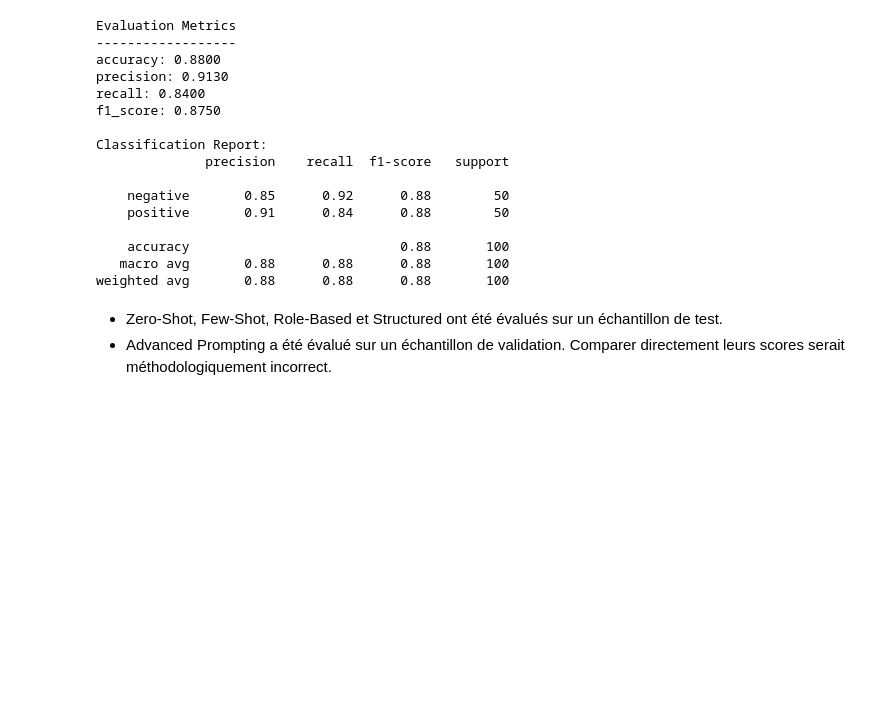
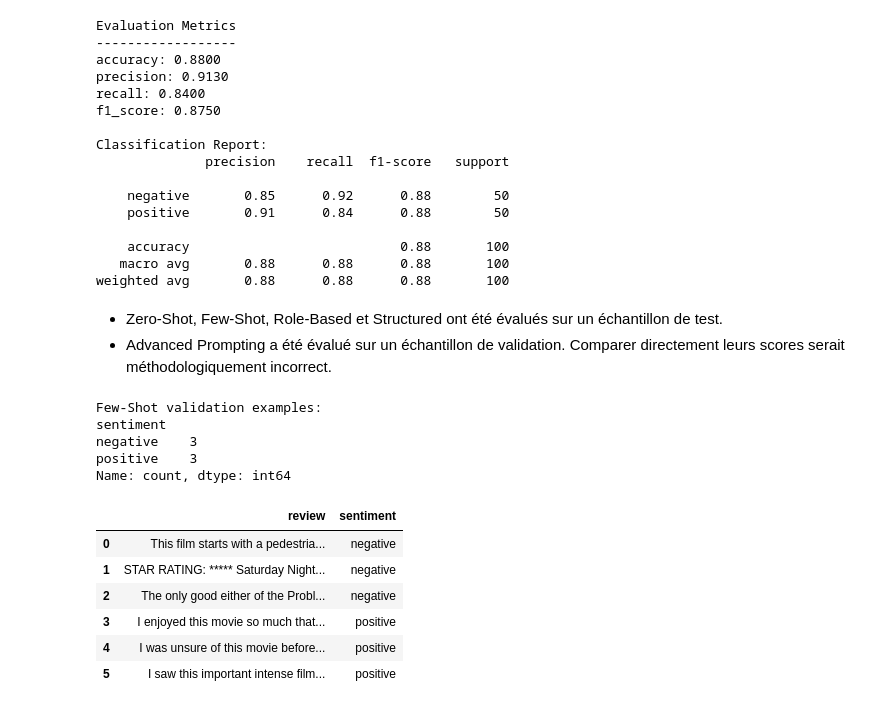
Before and after one commit to BabacarFaye3203/imdb-sentiment-prompt-engineering, a Jupyter notebook: notebooks/01_data_exploration.ipynb, the cells around one changed output. Drawn from its saved outputs; the diff is of its cells as text; code cells hidden in the pictures; blank space fills up the shorter version.

```diff
--- a/notebooks/01_data_exploration.ipynb
+++ b/notebooks/01_data_exploration.ipynb
@@ -1123,3 +1124,28 @@ weighted avg       0.88      0.88      0.88       100
 - Zero-Shot, Few-Shot, Role-Based et Structured ont été évalués sur un échantillon de test.
 - Advanced Prompting a été évalué sur un échantillon de validation.
 Comparer directement leurs scores serait méthodologiquement incorrect.
+# %%
+few_shot_examples_val = (
+    df_train_inner
+    .groupby("sentiment", group_keys=False)
+    .sample(n=3, random_state=42)
+    .reset_index(drop=True)
+)
+
+print("Few-Shot validation examples:")
+print(few_shot_examples_val["sentiment"].value_counts())
+
+display(few_shot_examples_val)
+# %% [output]
+Few-Shot validation examples:
+sentiment
+negative    3
+positive    3
+Name: count, dtype: int64
+|  | review | sentiment |
+| 0 | This film starts with a pedestria... | negative |
+| 1 | STAR RATING: ***** Saturday Night... | negative |
+| 2 | The only good either of the Probl... | negative |
+| 3 | I enjoyed this movie so much that... | positive |
+| 4 | I was unsure of this movie before... | positive |
+| 5 | I saw this important intense film... | positive |
```
Also changed, not shown: parts of 31 cells of this notebook, 8 other files.
